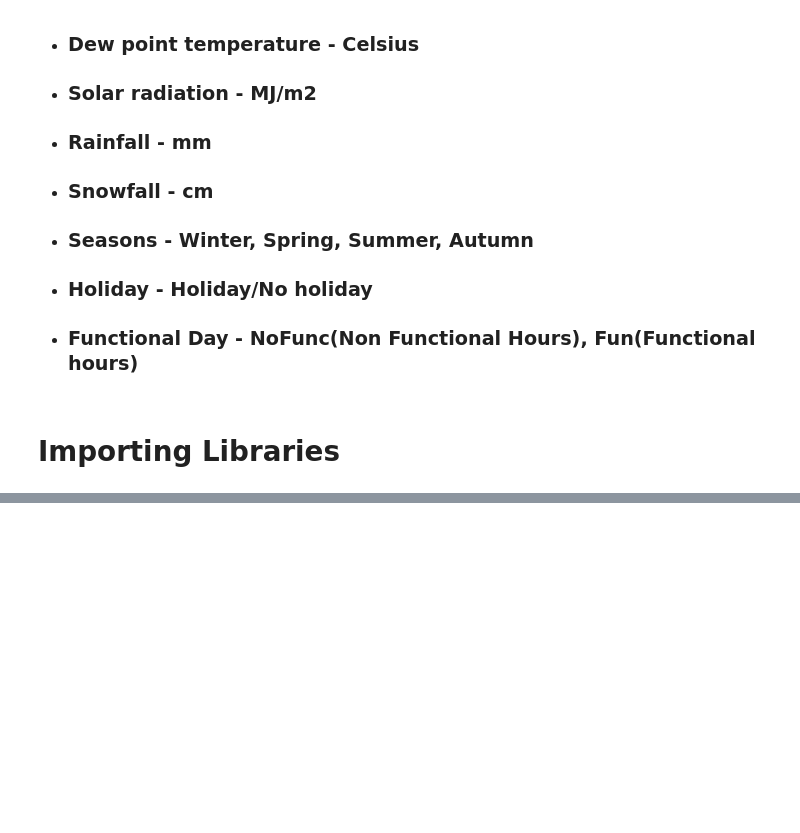
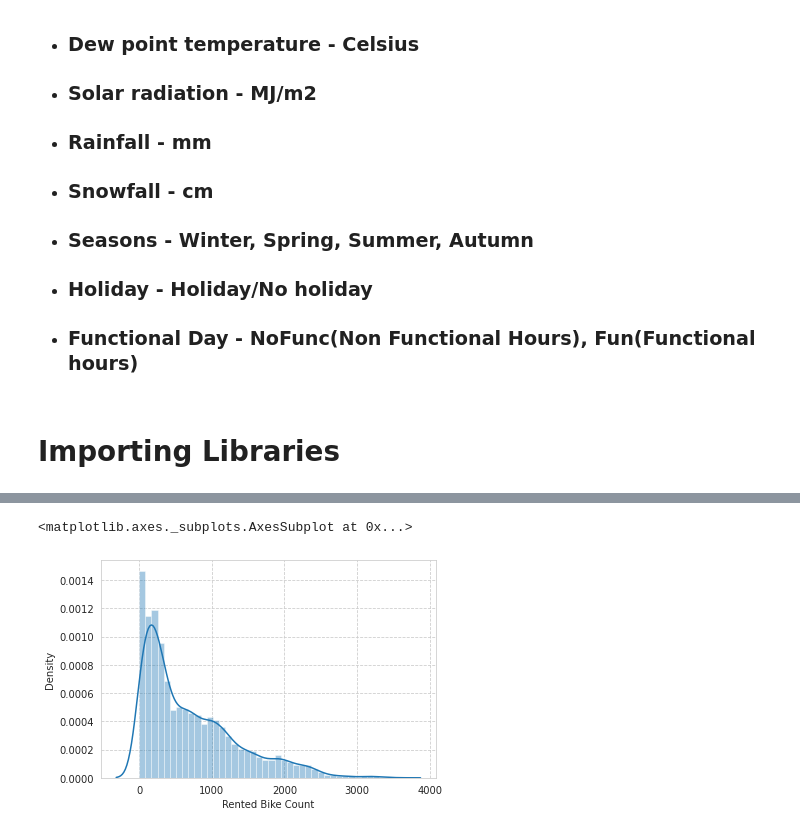
Before and after one commit to SURAJ0JAAT/Bike-Sharing-demand-Prediction-Regression, a Jupyter notebook: Bike_Sharing_Demand_Prediction_Capstone_Project.ipynb, the cells around one changed output, grey strips where cells are left out. Saved outputs shown, nothing was run; the diff lists cells and outputs as text; code cells hidden in the pictures; blank space fills up the shorter version.

```diff
--- a/Bike_Sharing_Demand_Prediction_Capstone_Project.ipynb
+++ b/Bike_Sharing_Demand_Prediction_Capstone_Project.ipynb
@@ -45,0 +189,7 @@ warnings.filterwarnings("ignore")
+# %%
+#visualising distribution
+
+sns.distplot(df['Rented Bike Count'])
+# %% [output]
+<matplotlib.axes._subplots.AxesSubplot at 0x...>
+[figure, added]
```
Also changed, not shown: parts of 40 cells of this notebook.
